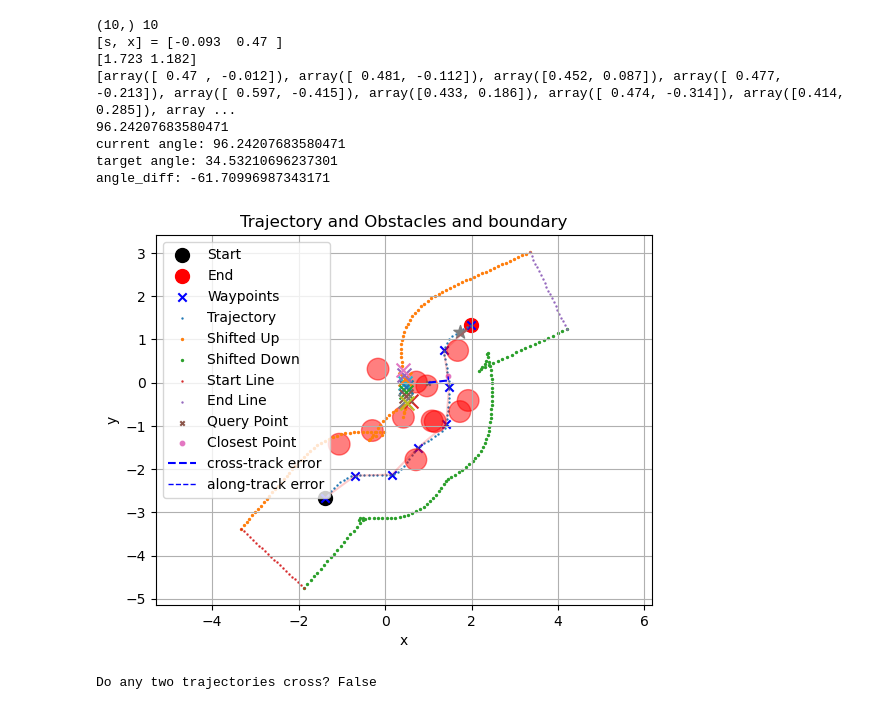
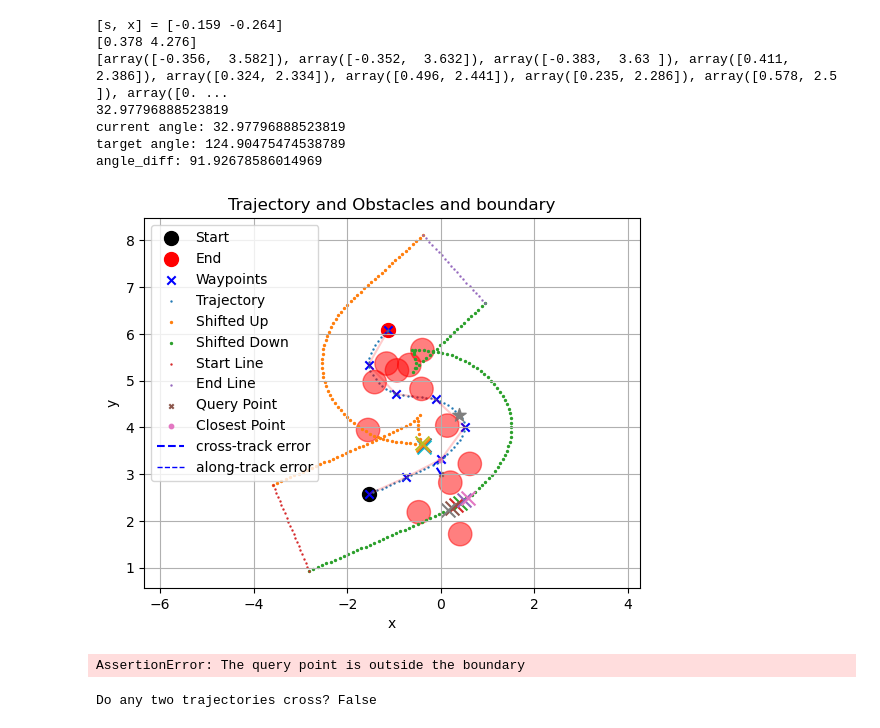
Before and after one commit to SpartanTan/RL-everything, a Jupyter notebook: torh_tutorial/generate_path.ipynb, the cells around one changed output. Cells and saved outputs as stored; diff of their text form; code cells hidden in the pictures.

```diff
--- a/torh_tutorial/generate_path.ipynb
+++ b/torh_tutorial/generate_path.ipynb
@@ -291,7 +291,6 @@ class Path():
             starting_indices_for_each_point = [self.starting_indices[i] for i in closest_trajectory_index_list]
             closest_point_index = index - np.array(starting_indices_for_each_point)
             closest_points = [self.walls[trajectory_index][point_index] for trajectory_index, point_index in zip(closest_trajectory_index_list, closest_point_index.tolist())]
-            print(min_distance.shape, len(closest_points))
             return min_distance, closest_points
             # print(f"kdtree: {min_distance, self.walls[closest_trajectory_index][closest_point_index]}")
         elif method=='normal':
@@ -495,7 +494,7 @@ class Path():
 
 
 testPath = Path(trajectory_point_interval=0.1,
-                No=12, Nw=8, Lp=6, mu_r=0.25, sigma_d=0.8, shift_distance=1)
+                No=8, Nw=8, Lp=6, mu_r=0.25, sigma_d=0.8, shift_distance=1)
 testPath.reset()
 testPath.render(if_yaw_angle=True)
 testPath.print_shape()
@@ -522,35 +521,43 @@ Time used: 0.427748441696167
 # %%
-query_point = np.array([1.0, 0.0])
+query_point = np.array([0.0, 3.0])
 num_of_closest_points = 10
 eta, index_of_the_closest_point, look_ahead_point, target_point_yaw = testPath.calculate_error_vector(query_point)
 
 min_distance_to_walls, closest_point_on_walls = testPath.minimum_distance_to_walls(query_point, method='kdtree', num_of_closest_points=num_of_closest_points)
 
 testPath.render(if_yaw_angle=False)
 print(f"[s, x] = {eta}")
 print(look_ahead_point)
 plt.scatter(look_ahead_point[0],look_ahead_point[1], s=100, marker='*', label='Target Point')
 print(closest_point_on_walls)
 plt.scatter(closest_point_on_walls[1][0], closest_point_on_walls[1][1], s=100, marker='x', label='Closest Point on Walls')
 for i in range(num_of_closest_points):
     plt.scatter(closest_point_on_walls[i][0], closest_point_on_walls[i][1], s=100, marker='x', label='Closest Point on Walls')
 
 atr_current_yaw_fake = testPath.yaw_angles[index_of_the_closest_point]
 print(np.rad2deg(atr_current_yaw_fake))
 angle_diff = target_point_yaw - atr_current_yaw_fake
 print(f"current angle: {np.rad2deg(atr_current_yaw_fake)}")
 print(f"target angle: {np.rad2deg(target_point_yaw)}")
 print(f"angle_diff: {np.rad2deg(angle_diff)}")
 # %% [output]
-(10,) 10
-[s, x] = [-0.093  0.47 ]
-[1.723 1.182]
-[array([ 0.47 , -0.012]), array([ 0.481, -0.112]), array([0.452, 0.087]), array([ 0.477, -0.213]), array([ 0.597, -0.415]), array([0.433, 0.186]), array([ 0.474, -0.314]), array([0.414, 0.285]), array ...
-96.24207683580471
-current angle: 96.24207683580471
-target angle: 34.53210696237301
-angle_diff: -61.70996987343171
+[s, x] = [-0.159 -0.264]
+[0.378 4.276]
+[array([-0.356,  3.582]), array([-0.352,  3.632]), array([-0.383,  3.63 ]), array([0.411, 2.386]), array([0.324, 2.334]), array([0.496, 2.441]), array([0.235, 2.286]), array([0.578, 2.5  ]), array([0. ...
+32.97796888523819
+current angle: 32.97796888523819
+target angle: 124.90475474538789
+angle_diff: 91.92678586014969
-[figure, old version]
+[figure, new version]
+# %%
+starttime = time.time()
+for i in range(62):
+    eta, index_of_the_closest_point, look_ahead_point, target_point_yaw = testPath.calculate_error_vector(query_point)
+    min_distance_to_walls, closest_point_on_walls = testPath.minimum_distance_to_walls(query_point, method='kdtree', num_of_closest_points=num_of_closest_points)
+endtime = time.time()
+print(f"Time used: {endtime - starttime}")
+# %% [output]
+AssertionError: The query point is outside the boundary
 # %%
 from shapely.geometry import Polygon, Point, LineString
 new_trajectory_1 = testPath.even_trajectory
```
Also changed, not shown: parts of 1 cell of this notebook.
